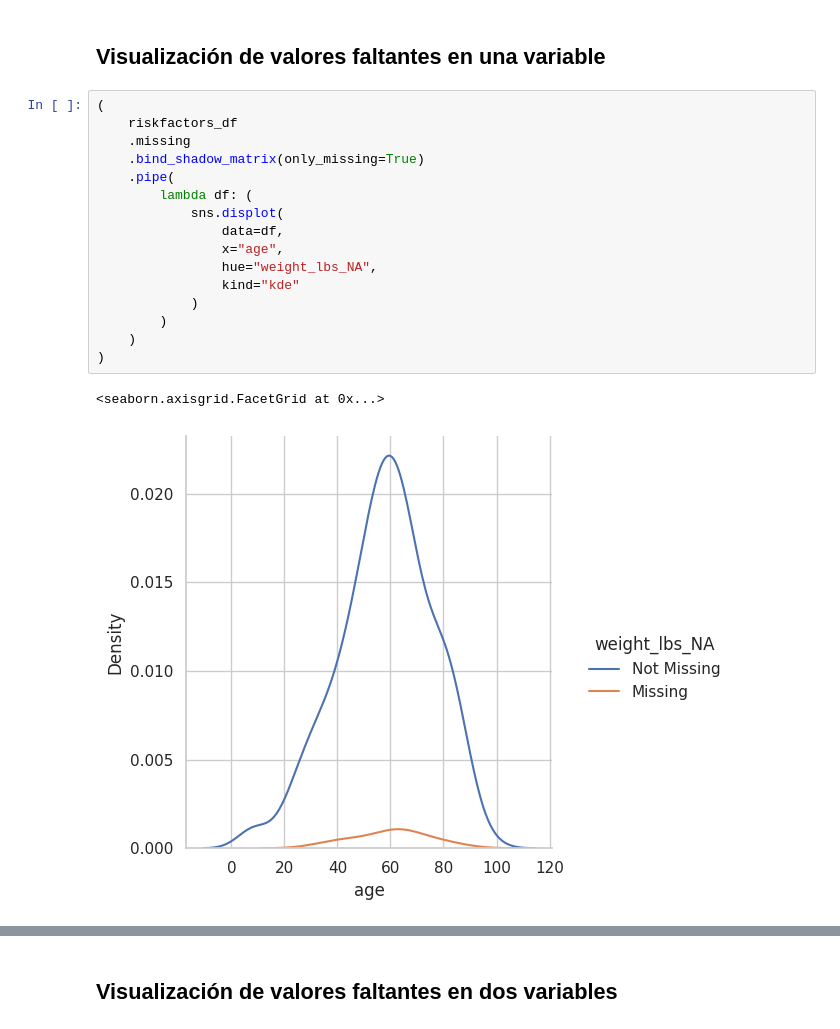
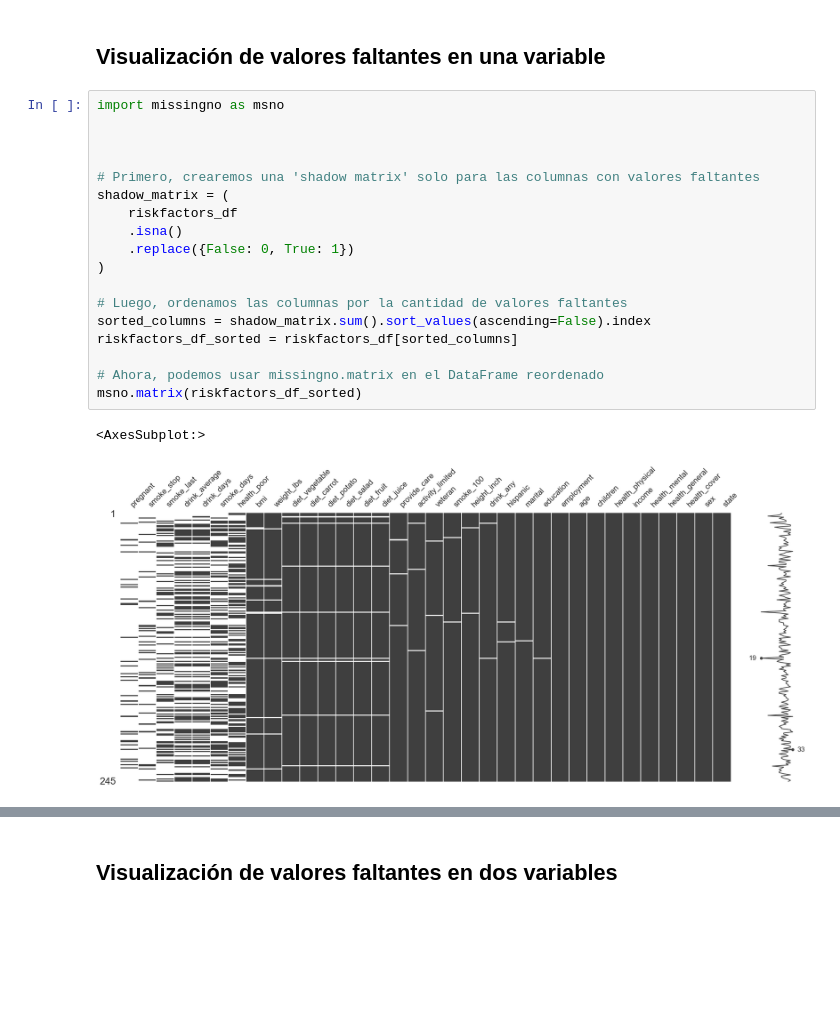
Before and after one commit to ivanozono/missing-values-detection, a Jupyter notebook: exploration-missing-values.ipynb, the cells around one changed output, grey strips where cells are left out. Saved outputs shown, nothing was run; the diff lists cells and outputs as text; blank space fills up the shorter version.

```diff
--- a/exploration-missing-values.ipynb
+++ b/exploration-missing-values.ipynb
@@ -1090,21 +1300,23 @@ diabetes_df.missing.missing_variable_plot()
 # %% [markdown]
 ## Visualización de valores faltantes en una variable
-# %%
-(
-    riskfactors_df
-    .missing
-    .bind_shadow_matrix(only_missing=True)
-    .pipe(
-        lambda df: (
-            sns.displot(
-                data=df,
-                x="age",
-                hue="weight_lbs_NA",
-                kind="kde"
-            )
-        )
-    )
-)
-# %% [output]
-<seaborn.axisgrid.FacetGrid at 0x...>
-[figure, removed]
+# %%
+import missingno as msno
+
+
+
+# Primero, crearemos una 'shadow matrix' solo para las columnas con valores faltantes
+shadow_matrix = (
+    riskfactors_df
+    .isna()
+    .replace({False: 0, True: 1})
+)
+
+# Luego, ordenamos las columnas por la cantidad de valores faltantes
+sorted_columns = shadow_matrix.sum().sort_values(ascending=False).index
+riskfactors_df_sorted = riskfactors_df[sorted_columns]
+
+# Ahora, podemos usar missingno.matrix en el DataFrame reordenado
+msno.matrix(riskfactors_df_sorted)
+# %% [output]
+<AxesSubplot:>
+[figure, added]
```
Also changed, not shown: parts of 112 cells of this notebook, 1 other file.
